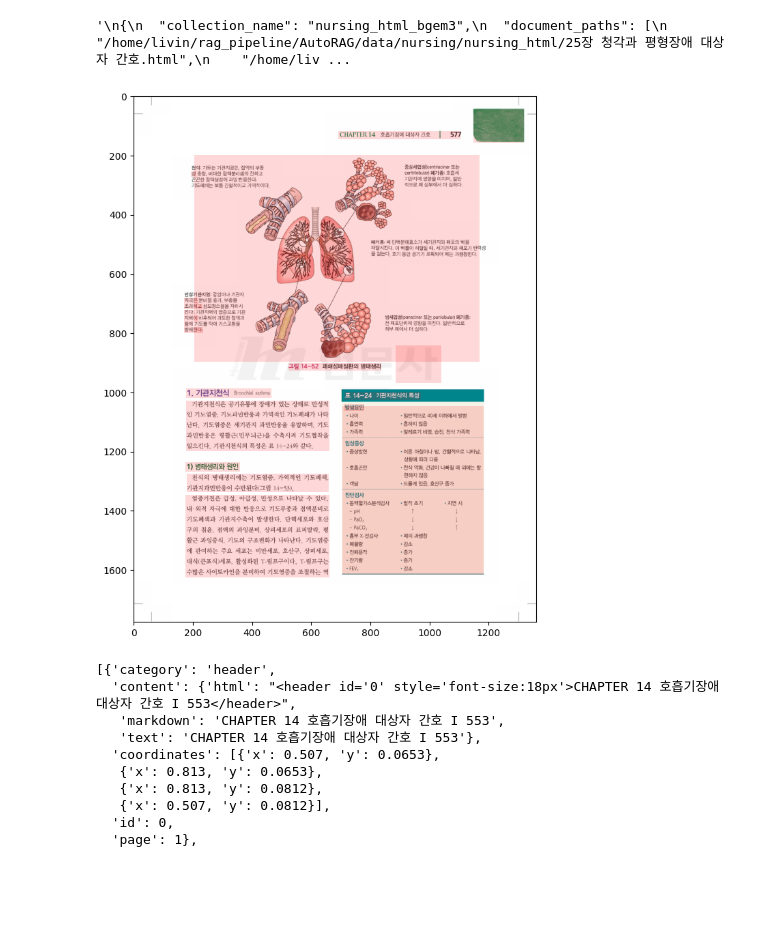
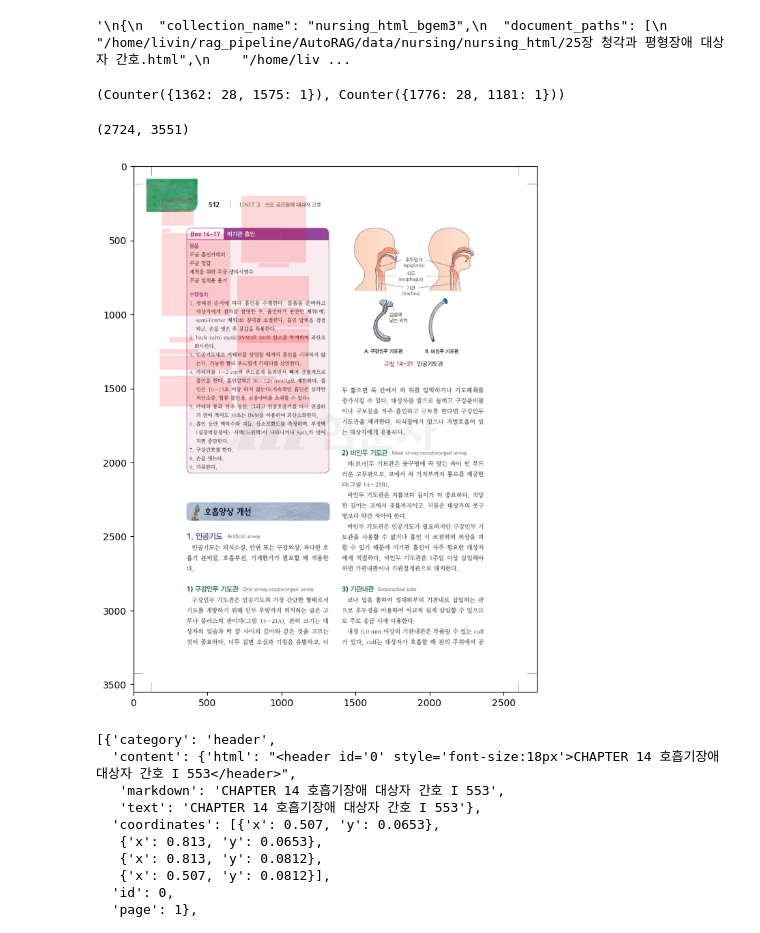
Before and after one commit to Rimo-rimo/rag_pipeline, a Jupyter notebook: AutoRAG/notebook/DocumentParser.ipynb, the cells around one changed output. Drawn from its saved outputs; the diff is of its cells as text; code cells hidden in the pictures; blank space fills up the shorter version.

```diff
--- a/AutoRAG/notebook/DocumentParser.ipynb
+++ b/AutoRAG/notebook/DocumentParser.ipynb
@@ -827,6 +321,9 @@ result = {'api': '2.0',
+# %%
+with open("/home/livin/rag_pipeline/AutoRAG/data/nursing/nursing_json/14장 호흡기장애 대상자 간호-(1).json", "r") as f:
+    result = json.load(f)
 # %%
-images = convert_from_path("/home/livin/rag_pipeline/AutoRAG/data/test/nursing_test.pdf", dpi=150)
+images = convert_from_path("/home/livin/rag_pipeline/AutoRAG/data/nursing/27장 화상간호.pdf", dpi=150)
 # %%
-idx = 2
+idx = 30
 image = images[idx]
 width , height = image.size
@@ -833,19 +338,31 @@ width , height = image.size
+# %%
+Counter(widths), Counter(heights)
+# %% [output]
+(Counter({1362: 28, 1575: 1}), Counter({1776: 28, 1181: 1}))
+# %%
+width, height
+# %% [output]
+(2724, 3551)
 # %%
 # image에 bounding box 그리기
 fig, ax = plt.subplots(figsize=(10, 10))
 ax.imshow(image)
 for element in result["elements"]:
     if element["page"] == idx+1:
-        x = width*element["coordinates"][0]["x"]
-        y = height*element["coordinates"][0]["y"]
-        w = width*element["coordinates"][1]["x"] - width*element["coordinates"][0]["x"]
-        h = height*element["coordinates"][3]["y"] - height*element["coordinates"][0]["y"]
+        # x = width*element["coordinates"][0]["x"]
+        # y = height*element["coordinates"][0]["y"]
+        # w = width*element["coordinates"][1]["x"] - width*element["coordinates"][0]["x"]
+        # h = height*element["coordinates"][3]["y"] - height*element["coordinates"][0]["y"]
+        x = element["bounding_box"][0]["x"]
+        y = element["bounding_box"][0]["y"]
+        w = element["bounding_box"][1]["x"] - element["bounding_box"][0]["x"]
+        h = element["bounding_box"][3]["y"] - element["bounding_box"][0]["y"]
+
         rect = patches.Rectangle((x, y), w, h, linewidth=0, edgecolor='r', facecolor='r', alpha=0.15)
         ax.add_patch(rect)
 plt.show()
-# 0.813, 0.0812
 # %% [output]
-[figure, old version]
+[figure, new version]
 # %%
 a["elements"]
 # %% [output]
```
Also changed, not shown: parts of 3 cells of this notebook, 2 other files.
